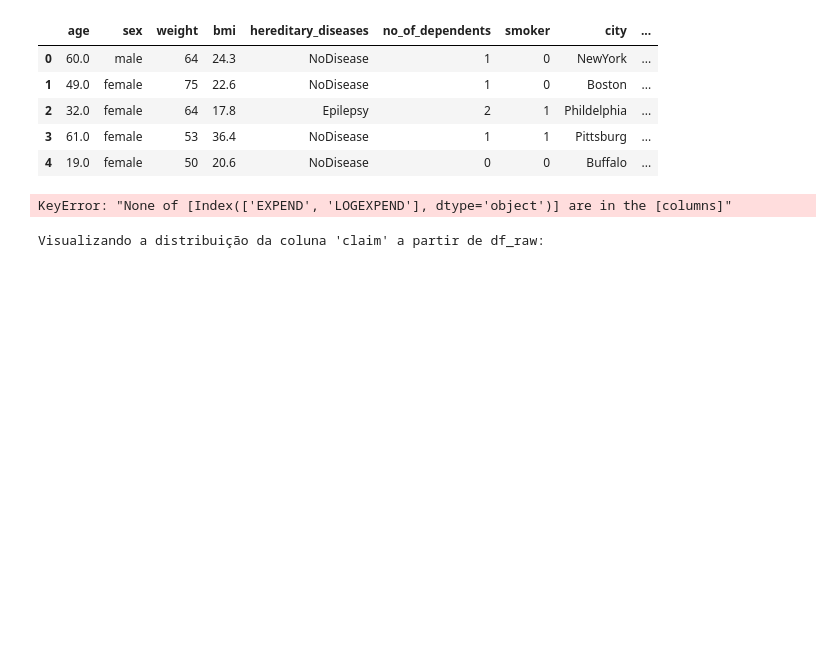
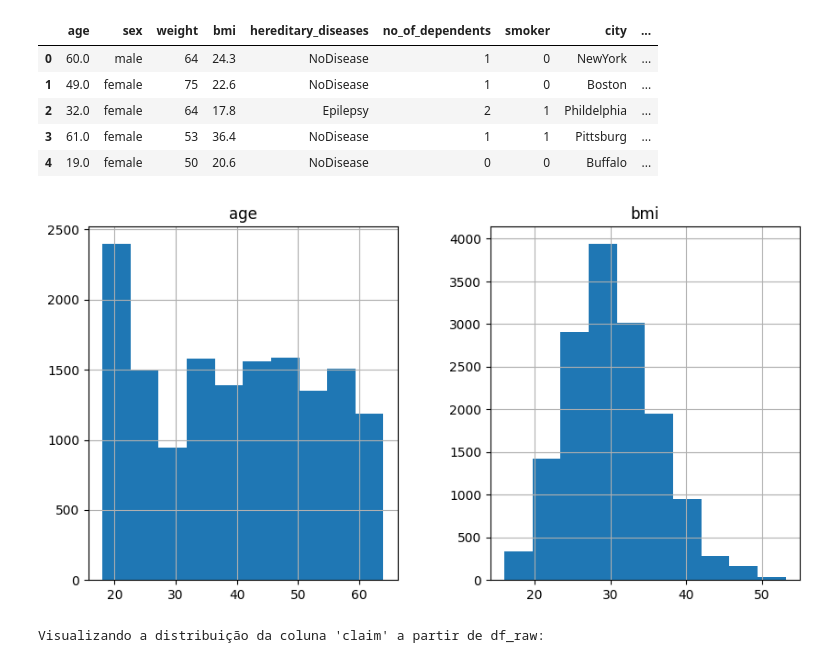
Before and after one commit to DalpesCS50/trab_estagio4_health-insurance-claims-prediction, a Jupyter notebook: notebooks/Pre_processamento_trabalho.ipynb, the cells around one changed output. Saved outputs shown, nothing was run; the diff lists cells and outputs as text; code cells hidden in the pictures; blank space fills up the shorter version.

```diff
--- a/notebooks/Pre_processamento_trabalho.ipynb
+++ b/notebooks/Pre_processamento_trabalho.ipynb
@@ -1048,12 +1049,12 @@ Primeiras linhas de df_raw para referência:
 | 3 | 61.0 | female | 53 | 36.4 | NoDisease | 1 | 1 | Pittsburg | ... |
 | 4 | 19.0 | female | 50 | 20.6 | NoDisease | 0 | 0 | Buffalo | ... |
 # %%
-# Vamos avaliar a distribuição dos dados
-# Histograma de EXPEND e LOGEXPEND
+# Vamos avaliar a distribuição dos dados reais disponíveis
+# Histograma de 'age' e 'bmi' (usando df_raw por conter os valores originais não normalizados)
 
-df[['EXPEND', 'LOGEXPEND']].hist();
+df_raw[['age', 'bmi']].hist(figsize=(10, 5));
 # %% [output]
-KeyError: "None of [Index(['EXPEND', 'LOGEXPEND'], dtype='object')] are in the [columns]"
+[figure, added]
 # %%
 import matplotlib.pyplot as plt
 
```
Also changed, not shown: parts of 49 cells of this notebook.
